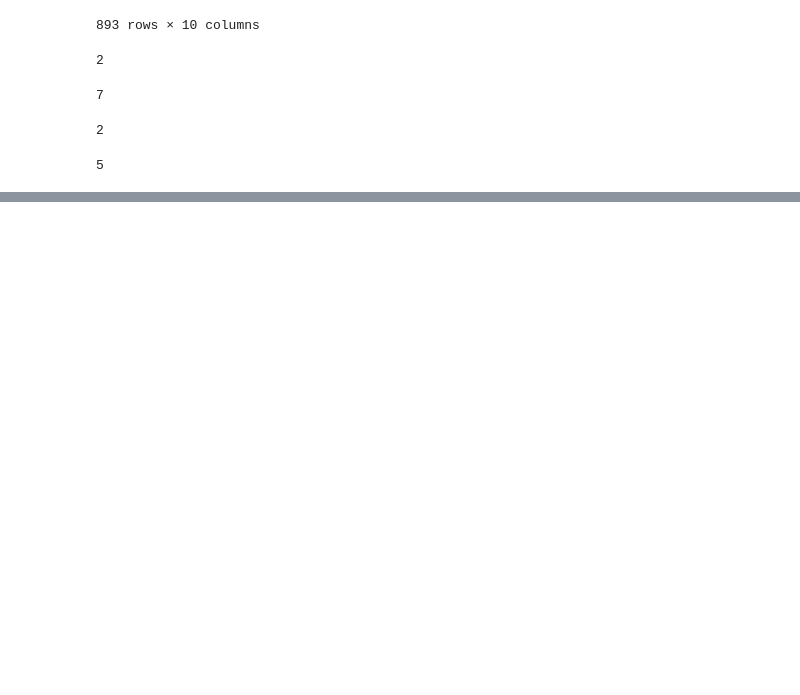
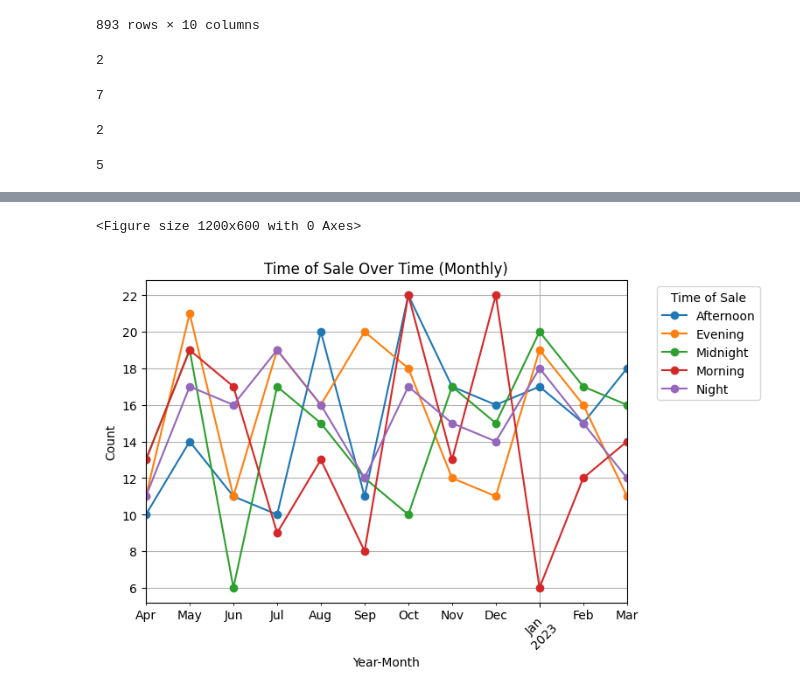
Before and after one commit to vinit714/Exploratory-Data-Analysis-EDA-using-Gemma-LLM, a Jupyter notebook: exploratory-data-analysis-eda-using-gemma-llm.ipynb, the cells around one changed output, grey strips where cells are left out. Saved outputs shown, nothing was run; the diff lists cells and outputs as text; code cells hidden in the pictures; blank space fills up the shorter version.

```diff
--- a/exploratory-data-analysis-eda-using-gemma-llm.ipynb
+++ b/exploratory-data-analysis-eda-using-gemma-llm.ipynb
@@ -277,0 +322,18 @@ time_of_sale                    int8
+# %%
+time_of_sale_per_month = data.groupby(['year_month', 'time_of_sale']).size().unstack(fill_value=0)
+
+plt.figure(figsize=(12, 6))
+time_of_sale_per_month.plot(kind='line', marker='o')
+
+plt.title('Time of Sale Over Time (Monthly)')
+plt.xlabel('Year-Month')
+plt.ylabel('Count')
+
+plt.grid(True)
+plt.tight_layout()
+plt.xticks(rotation=45)
+plt.legend(title='Time of Sale', bbox_to_anchor=(1.05, 1), loc='upper left')
+plt.show()
+# %% [output]
+<Figure size 1200x600 with 0 Axes>
+[figure, added]
```
Also changed, not shown: parts of 17 cells of this notebook.
